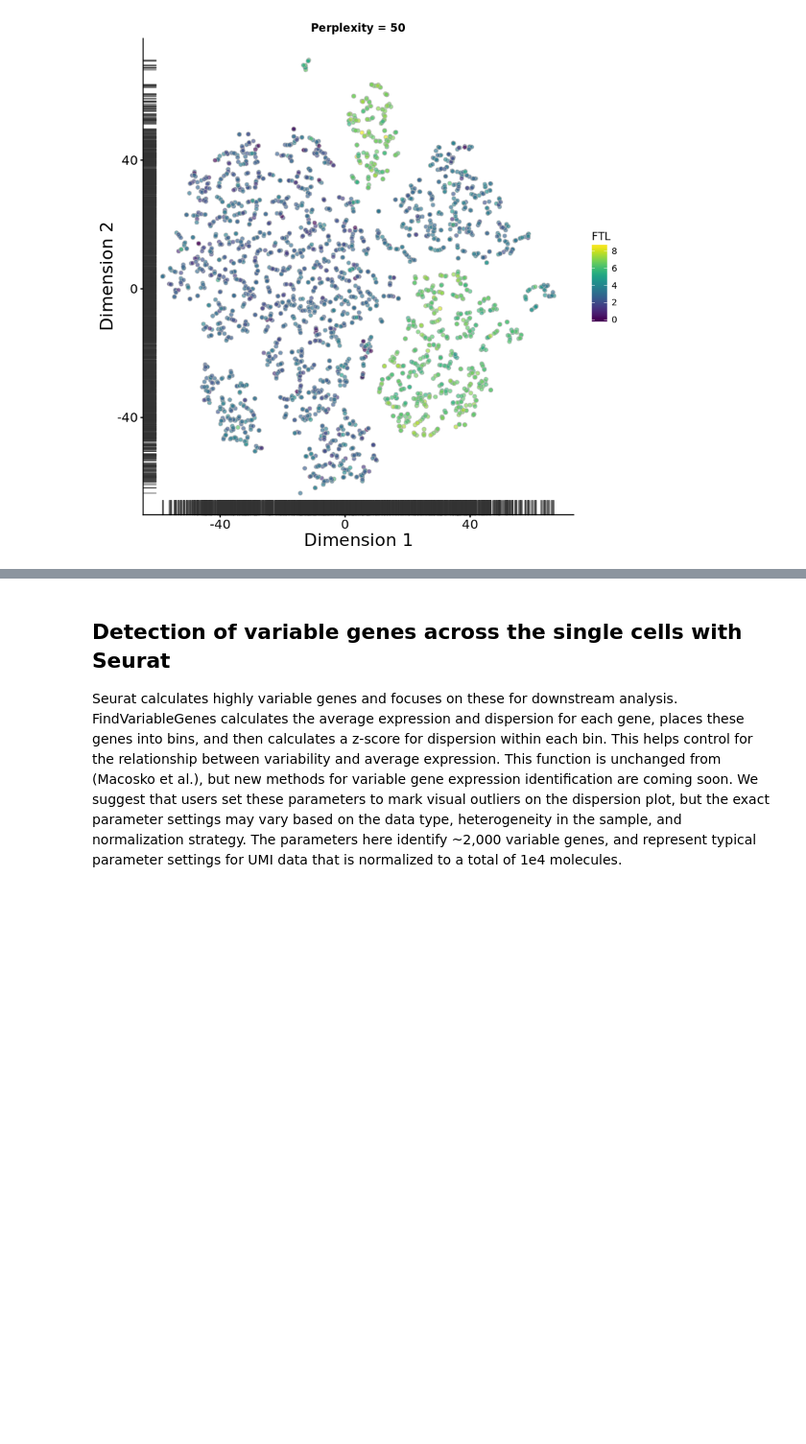
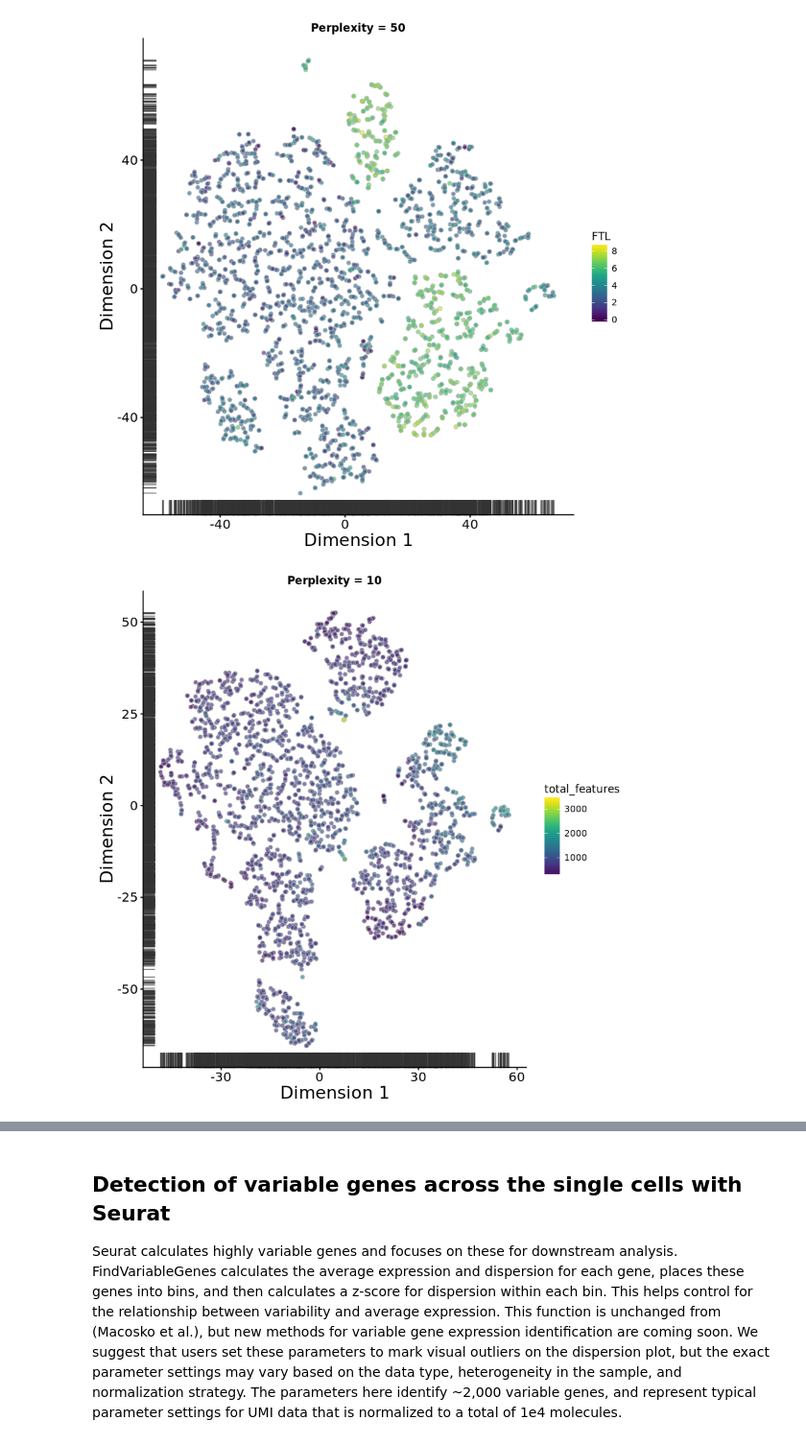
Before and after one commit to compbiocore/single-cell-workshop, a Jupyter notebook: scRNA_workshop_Part_2_clustering.ipynb, the cells around one changed output, grey strips where cells are left out. Shown at 96% size. Drawn from its saved outputs; the diff is of its cells as text; code cells hidden in the pictures; blank space fills up the shorter version.

```diff
--- a/scRNA_workshop_Part_2_clustering.ipynb
+++ b/scRNA_workshop_Part_2_clustering.ipynb
@@ -281,4 +264,7 @@ out5
 # %%
 out10 <- plotTSNE(sce2, use_dimred="PCA", perplexity=10, colour_by="total_features",
     rand_seed=100) + fontsize + ggtitle("Perplexity = 10")
+out10
+# %% [output]
+[figure, added]
 # %%
```
Also changed, not shown: parts of 29 cells of this notebook, 6 other files.
